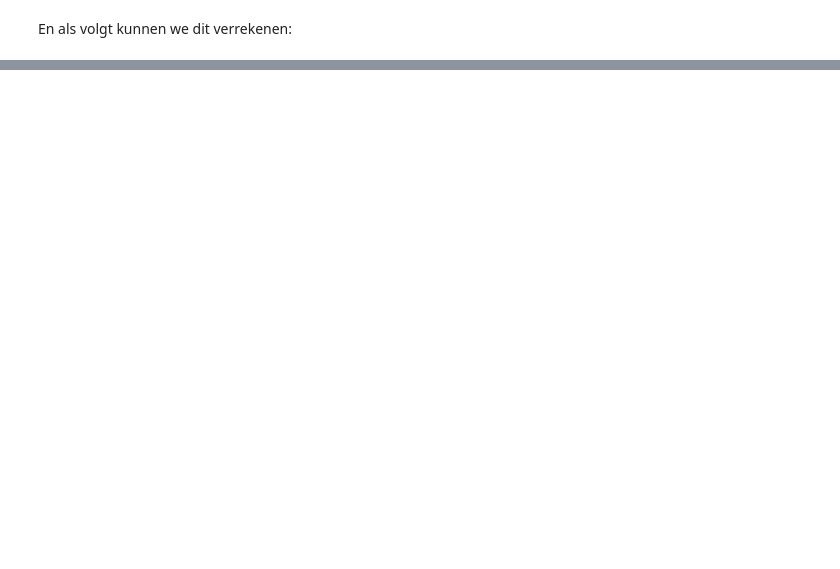
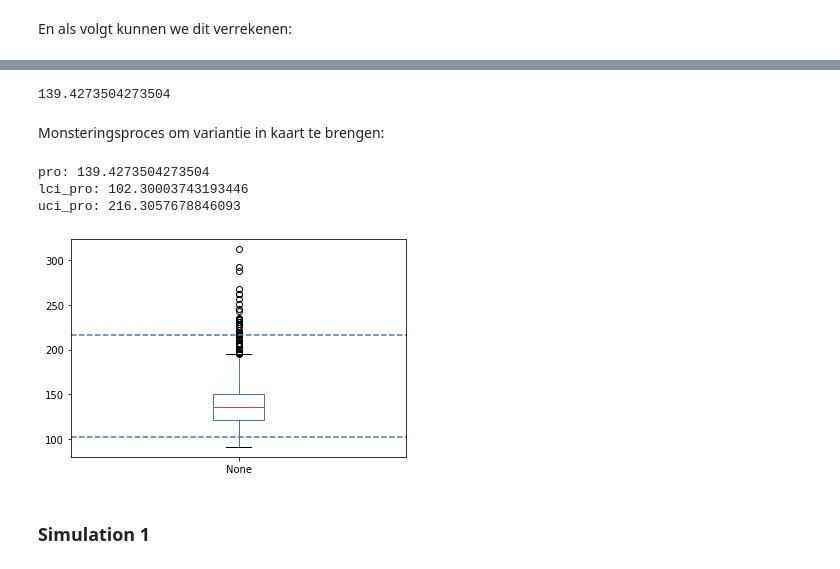
Before and after one commit to mikekestemont/chivalric_diversity, a Jupyter notebook: analysis.ipynb, the cells around one changed output, grey strips where cells are left out. Saved outputs shown, nothing was run; the diff lists cells and outputs as text; code cells hidden in the pictures; blank space fills up the shorter version.

Commit message:
progress on chao

```diff
--- a/analysis.ipynb
+++ b/analysis.ipynb
@@ -157,0 +166,6 @@ t - bias
+# %%
+def chao_richness(x):
+    x, n = x[x > 0], x.sum()
+    t = x.shape[0]
+    f1, f2 = (x == 1).sum(), (x == 2).sum()
+    return t + (n - 1) / n * ((f1 ** 2 / 2 / f2) if f2 > 0 else (f1 * (f1 - 1) / 2))
@@ -157,0 +174,6 @@ t - bias
+# %%
+chao_richness(num_per_text)
+# %% [output]
+139.4273504273504
+# %% [markdown]
+Monsteringsproces om variantie in kaart te brengen:
@@ -157,0 +213,24 @@ t - bias
+# %%
+def chao_estimate(x, n_iter=1000, conf=0.95):
+    pro = chao_richness(x)
+    (lci_pro, uci_pro, sd_pro, bt_pro) = bootstrap(x, n_iter=n_iter, conf=conf)
+    lci_pro, uci_pro = pro - lci_pro, pro + uci_pro
+    bt_pro = pro - bt_pro
+    return (lci_pro, uci_pro, bt_pro, pro)
+# %%
+lci_pro, uci_pro, bt_pro, pro = chao_estimate(num_per_text, n_iter=1000)
+print('pro:', pro)
+print('lci_pro:', lci_pro)
+print('uci_pro:', uci_pro)
+# %% [output]
+pro: 139.4273504273504
+lci_pro: 102.30003743193446
+uci_pro: 216.3057678846093
+# %%
+ax = pd.Series(bt_pro).plot.box()
+ax.axhline(lci_pro, ls='--')
+ax.axhline(uci_pro, ls='--');
+# %% [output]
+[figure, added]
+# %% [markdown]
+### Simulation 1
```
Also changed, not shown: parts of 34 cells of this notebook.
